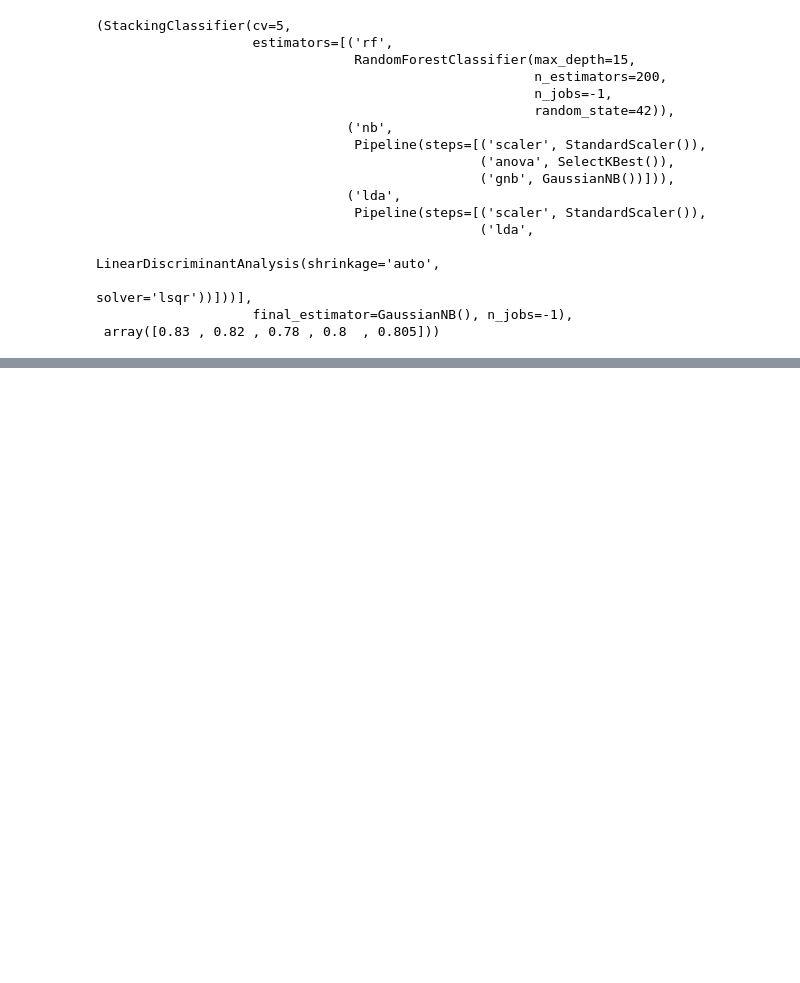
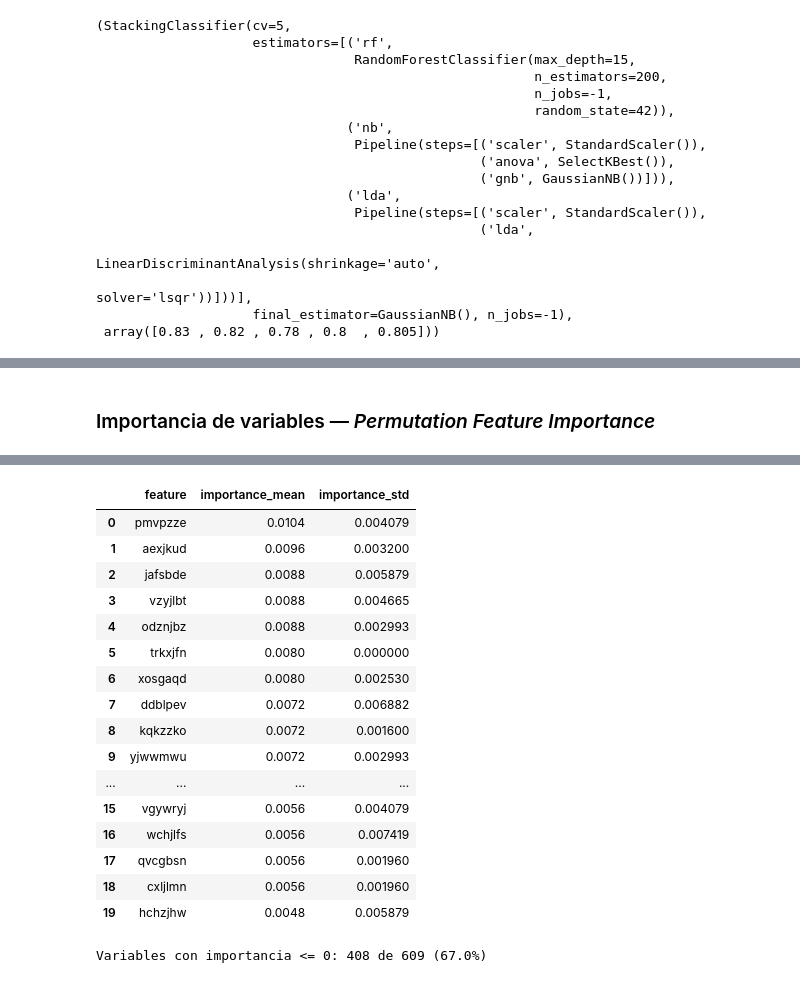
Before and after one commit to Qub1ts/Practica-3y4-AAII, a Jupyter notebook: Grupo-1.ipynb, the cells around one changed output, grey strips where cells are left out. Cells and saved outputs as stored; diff of their text form; code cells hidden in the pictures; blank space fills up the shorter version.

Commit message:
dataset testeado e importancia de caracteristicas

```diff
--- a/Grupo-1.ipynb
+++ b/Grupo-1.ipynb
@@ -1567,0 +1570,18 @@ Notas: Meta-modelo alternativo. Se prueba GaussianNB como meta para ver si un me
+# %%
+best_overall = GradientBoostingClassifier(
+    n_estimators=300,
+    learning_rate=0.05,
+    max_depth=3,
+    subsample=0.8,
+    max_features="sqrt",
+    random_state=RANDOM_STATE
+)
+best_model_name = "Gradient Boosting (GB-05)"
+
+# Entrenamiento unico sobre todo el train
+best_overall.fit(X, y)
+train_acc = accuracy_score(y, best_overall.predict(X))
+
+print(f"Modelo final:    {best_model_name}")
+print(f"Train accuracy:  {train_acc:.4f}")
+print(f"5-fold CV acc:   0.8280 (+/- 0.0163)   # valor de referencia ya obtenido")
@@ -1567,0 +1627,44 @@ Notas: Meta-modelo alternativo. Se prueba GaussianNB como meta para ver si un me
+# %% [markdown]
+### Importancia de variables — *Permutation Feature Importance*
+# %%
+from sklearn.model_selection import train_test_split
+
+X_tr_pi, X_val_pi, y_tr_pi, y_val_pi = train_test_split(
+    X, y, test_size=0.25, stratify=y, random_state=RANDOM_STATE
+)
+
+# Mismo modelo (mismos hiperparametros) pero entrenado solo en el 75%
+gb_for_pi = GradientBoostingClassifier(
+    n_estimators=300, learning_rate=0.05, max_depth=3,
+    subsample=0.8, max_features="sqrt",
+    random_state=RANDOM_STATE
+)
+gb_for_pi.fit(X_tr_pi, y_tr_pi)
+
+acc_holdout = accuracy_score(y_val_pi, gb_for_pi.predict(X_val_pi))
+print(f"Accuracy del modelo en holdout (25%): {acc_holdout:.4f}")
+print(f"Train accuracy en el 75% usado para fit: {accuracy_score(y_tr_pi, gb_for_pi.predict(X_tr_pi)):.4f}")
+print()
+
+# Permutation importance sobre el holdout (~2-3 min)
+perm_importance = permutation_importance(
+    gb_for_pi, X_val_pi, y_val_pi,
+    n_repeats=5,
+    random_state=RANDOM_STATE,
+    n_jobs=1,
+    scoring="accuracy"
+)
+
+importance_df = pd.DataFrame({
+    "feature":         X.columns,
+    "importance_mean": perm_importance.importances_mean,
+    "importance_std":  perm_importance.importances_std
+}).sort_values("importance_mean", ascending=False).reset_index(drop=True)
+
+print("Top 20 variables por permutation importance (sobre holdout 25%):")
+display(importance_df.head(20))
+
+n_irrelevantes = (importance_df["importance_mean"] <= 0).sum()
+pct = 100 * n_irrelevantes / len(importance_df)
+print(f"\nVariables con importancia <= 0: {n_irrelevantes} de {len(importance_df)} ({pct:.1f}%)")
+# %% [output]
@@ -1567,0 +1675,18 @@ Notas: Meta-modelo alternativo. Se prueba GaussianNB como meta para ver si un me
+|  | feature | importance_mean | importance_std |
+| 0 | pmvpzze | 0.0104 | 0.004079 |
+| 1 | aexjkud | 0.0096 | 0.003200 |
+| 2 | jafsbde | 0.0088 | 0.005879 |
+| 3 | vzyjlbt | 0.0088 | 0.004665 |
+| 4 | odznjbz | 0.0088 | 0.002993 |
+| 5 | trkxjfn | 0.0080 | 0.000000 |
+| 6 | xosgaqd | 0.0080 | 0.002530 |
+| 7 | ddblpev | 0.0072 | 0.006882 |
+| 8 | kqkzzko | 0.0072 | 0.001600 |
+| 9 | yjwwmwu | 0.0072 | 0.002993 |
+| ... | ... | ... | ... |
+| 15 | vgywryj | 0.0056 | 0.004079 |
+| 16 | wchjlfs | 0.0056 | 0.007419 |
+| 17 | qvcgbsn | 0.0056 | 0.001960 |
+| 18 | cxljlmn | 0.0056 | 0.001960 |
+| 19 | hchzjhw | 0.0048 | 0.005879 |
+Variables con importancia <= 0: 408 de 609 (67.0%)
```
Also changed, not shown: parts of 5 cells of this notebook, 4 other files.
